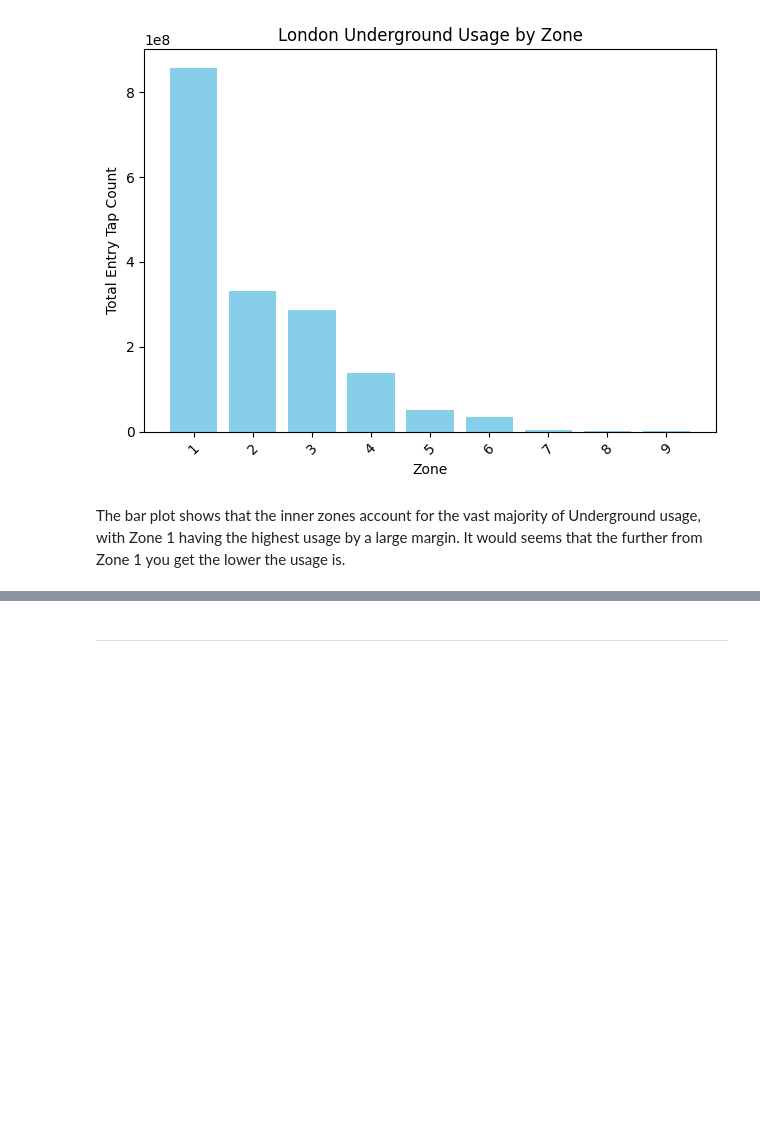
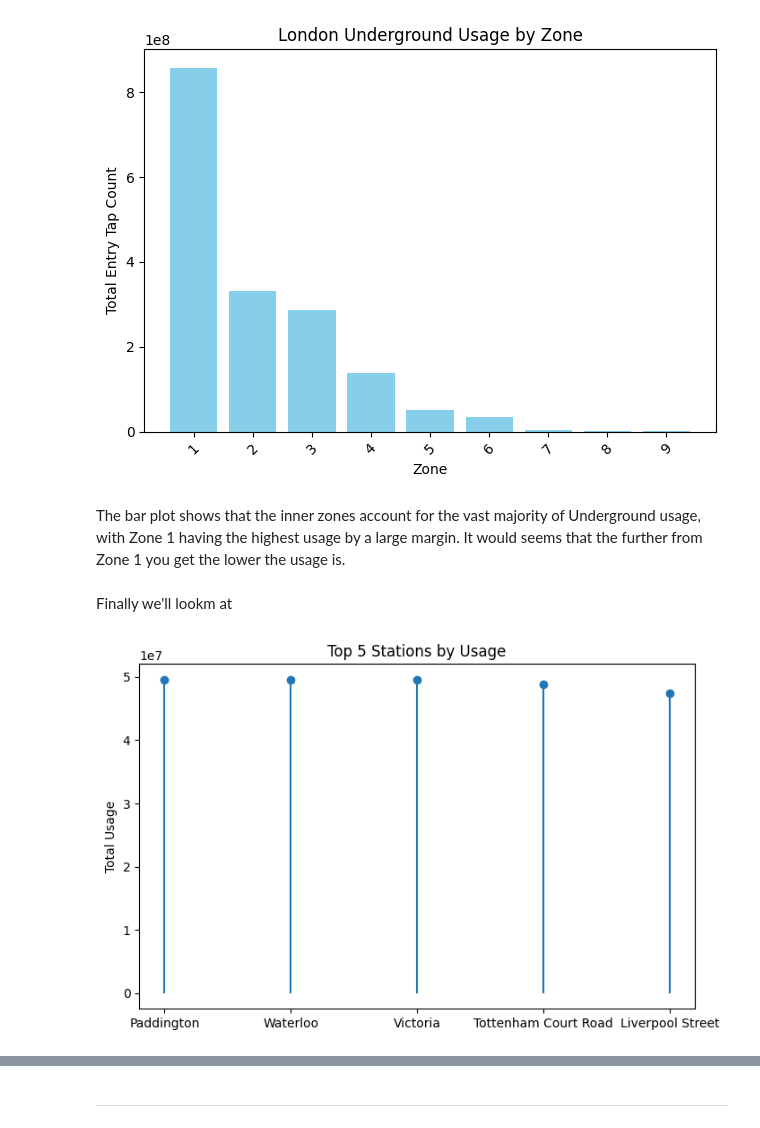
Before and after one commit to J-Bicheno/London-Underground-Analysis, a Jupyter notebook: jupyter_notebooks/Data_Visualisation.ipynb, the cells around one changed output, grey strips where cells are left out. Saved outputs shown, nothing was run; the diff lists cells and outputs as text; code cells hidden in the pictures; blank space fills up the shorter version.

```diff
--- a/jupyter_notebooks/Data_Visualisation.ipynb
+++ b/jupyter_notebooks/Data_Visualisation.ipynb
@@ -96,6 +97,8 @@ The line plot above conveys some useful insights:
 # %% [markdown]
 Now lets have a look at usage by Zones
 # %%
+# Grouping the data by Zone and summing the EntryTapCount
+underground_df['Zone'] = underground_df['Zone'].astype(str)  # Ensure Zone is treated as a string
 zones_usage = underground_df.groupby('Zone')['EntryTapCount'].sum().reset_index()
 
 plt.bar(zones_usage['Zone'], zones_usage['EntryTapCount'], color='skyblue')
@@ -110,3 +113,26 @@ plt.show()
 [figure]
 # %% [markdown]
 The bar plot shows that the inner zones account for the vast majority of Underground usage, with Zone 1 having the highest usage by a large margin. It would seems that the further from Zone 1 you get the lower the usage is.
+# %% [markdown]
+Finally we'll lookm at
+# %%
+# Aggregate usage per station
+station_usage = underground_df.groupby('Station')['EntryTapCount'].sum()
+
+# Sort and select top 5
+top5_df = (
+    underground_df.groupby(['Station', 'Zone'])['EntryTapCount']
+    .sum()
+    .reset_index()
+    .sort_values('EntryTapCount', ascending=False)
+    .head(5)
+)
+
+# Plot lolipop chart
+plt.figure(figsize=(8,5))
+plt.stem(top5.index, top5.values, basefmt=" ")
+plt.ylabel("Total Usage")
+plt.title("Top 5 Stations by Usage")
+plt.show()
+# %% [output]
+[figure, added]
```
Also changed, not shown: parts of 8 cells of this notebook.
